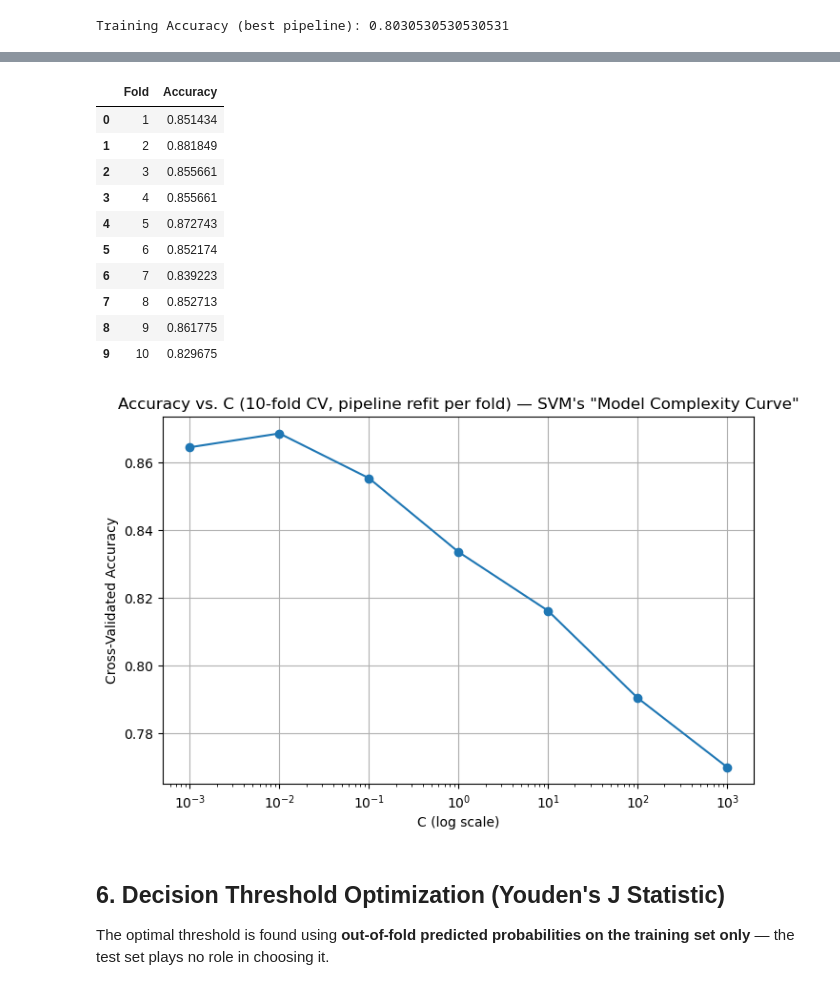
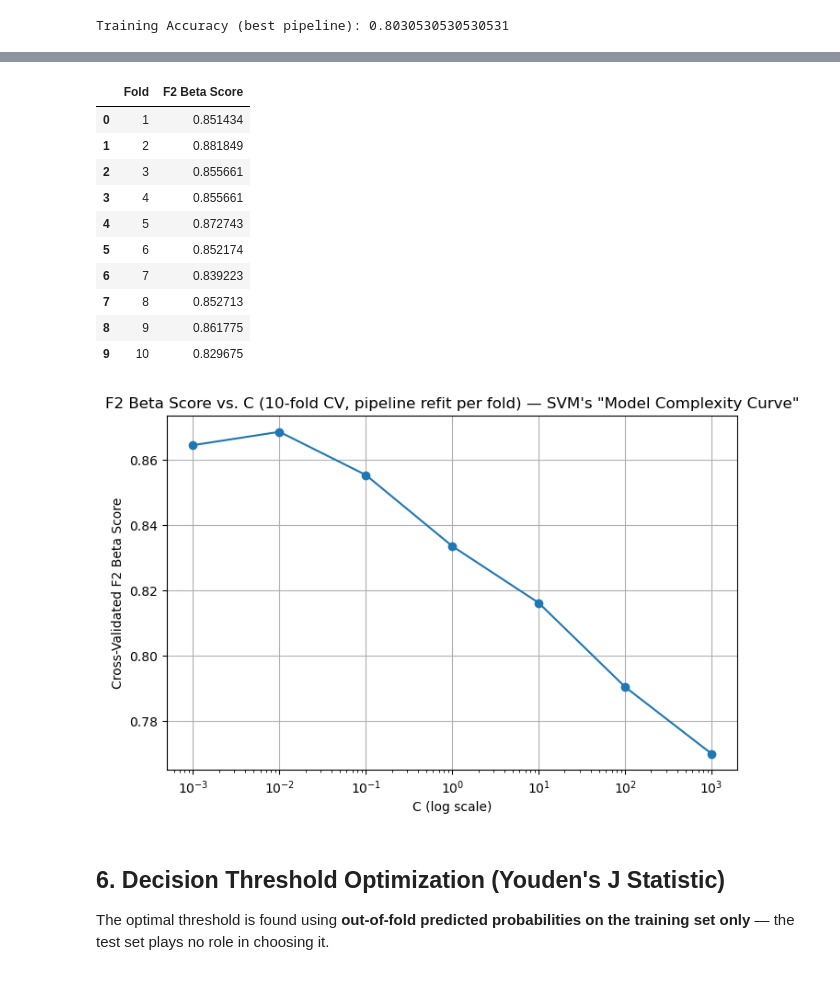
Before and after one commit to phoebehr/heartdisease, a Jupyter notebook: SVM-final.ipynb, the cells around one changed output, grey strips where cells are left out. Cells and saved outputs as stored; diff of their text form; code cells hidden in the pictures.

```diff
--- a/SVM-final.ipynb
+++ b/SVM-final.ipynb
@@ -54,13 +57,13 @@ results_log = []
 candidate_models = {}
 
 def log_cv(name, acc, model=None):
-    """Log a cross-validated (train-only) accuracy estimate."""
+    """Log a cross-validated (train-only) score."""
     try:
         acc = float(acc)
     except (ValueError, TypeError) as e:
         print(f"Could not log '{name}': {e}")
         return None
-    results_log.append({"Stage": name, "Accuracy": acc, "Type": "CV (train only)"})
+    results_log.append({"Stage": name, "Score": acc, "Type": "CV (train only)"})
     if model is not None:
         candidate_models[name] = model
     print(f"[Logged - CV] {name}: {acc:.4f}")
@@ -73,7 +76,7 @@ def log_test(name, y_true, y_pred):
     except (ValueError, TypeError) as e:
         print(f"Could not log '{name}': {e}")
         return None
-    results_log.append({"Stage": name, "Accuracy": acc, "Type": "TEST (final, touched once)"})
+    results_log.append({"Stage": name, "Score": acc, "Type": "TEST (final, touched once)"})
     print(f"[Logged - TEST] {name}: {acc:.4f}")
     return acc
 # %% [markdown]
@@ -168,19 +171,19 @@ except (ValueError, RuntimeError) as e:
     print(f"Error during cross-validation: {e}")
 else:
     print(scores)
-    print("Average Accuracy:", scores.mean())
+    print("Average F2 Beta Score:", scores.mean())
     print("Standard Deviation:", scores.std())
 
     cv_results = pd.DataFrame({
         "Fold": range(1, 11),
-        "Accuracy": scores
+        "F2 Beta Score": scores
     })
 
     plt.figure(figsize=(8, 5))
     plt.plot(range(1, 11), scores, marker='o')
     plt.xlabel("Fold")
-    plt.ylabel("Accuracy")
-    plt.title("10-Fold Cross Validation Accuracy of SVM")
+    plt.ylabel("F2 Beta Score")
+    plt.title("10-Fold Cross Validation F2 Beta Score of SVM")
     plt.grid(True)
     plt.show()
 # %% [output]
@@ -192,7 +195,7 @@ Standard Deviation: 0.014134469086261
 # %%
 cv_results
 # %% [output]
-|  | Fold | Accuracy |
+|  | Fold | F2 Beta Score |
 | 0 | 1 | 0.851434 |
 | 1 | 2 | 0.881849 |
 | 2 | 3 | 0.855661 |
@@ -206,33 +209,33 @@ cv_results
 # %%
 best_kernel = grid_search.best_params_['clf__kernel']
 best_gamma = grid_search.best_params_['clf__gamma']
 
 C_range = [0.001, 0.01, 0.1, 1, 10, 100, 1000]
 C_scores = []
 
 try:
     for c_val in C_range:
         temp_pipeline = Pipeline([
             ("capper", OutlierCapper(columns=['trestbps', 'chol', 'thalch', 'oldpeak'])),
             ("selector", SelectKBest(score_func=f_classif, k=FINAL_K)),
             ("scaler", StandardScaler()),
             ("clf", SVC(C=c_val, kernel=best_kernel, gamma=best_gamma, random_state=42))
         ])
         cv_result = cross_val_score(temp_pipeline, X_train_raw, y_train, cv=10, scoring=CLINICAL_SCORER)
         C_scores.append(cv_result.mean())
 except (ValueError, RuntimeError) as e:
     print(f"Error during C sweep: {e}")
 else:
     plt.figure(figsize=(8, 5))
     plt.plot(C_range, C_scores, marker="o")
     plt.xscale("log")
-    plt.title("Accuracy vs. C (10-fold CV, pipeline refit per fold) — SVM's \"Model Complexity Curve\"")
+    plt.title("F2 Beta Score vs. C (10-fold CV, pipeline refit per fold) — SVM's \"Model Complexity Curve\"")
     plt.xlabel("C (log scale)")
-    plt.ylabel("Cross-Validated Accuracy")
+    plt.ylabel("Cross-Validated F2 Beta Score")
     plt.grid(True)
     plt.show()
 # %% [output]
-[figure, old version]
+[figure, new version]
 # %% [markdown]
 ## 6. Decision Threshold Optimization (Youden's J Statistic)
 The optimal threshold is found using **out-of-fold predicted probabilities on the training set only** — the test set plays no role in choosing it.
```
Also changed, not shown: parts of 12 cells of this notebook, 1 other file.
